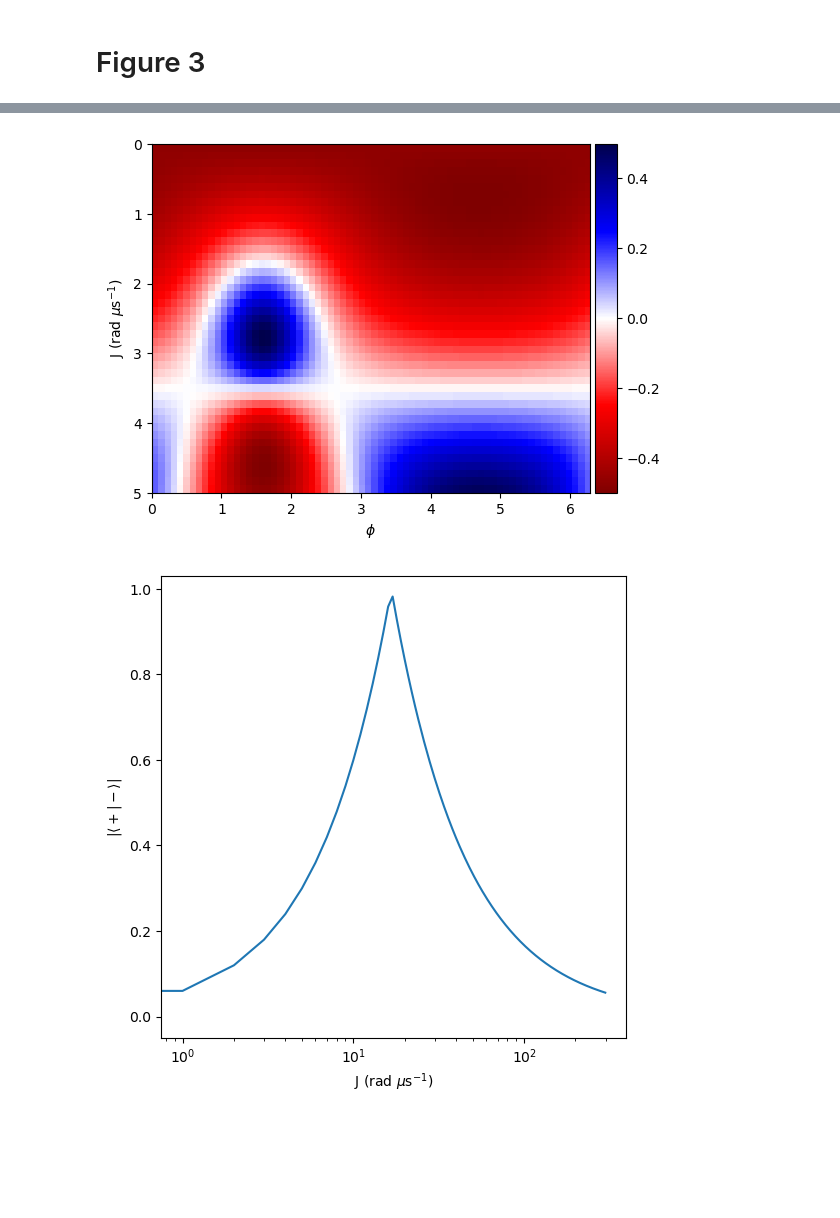
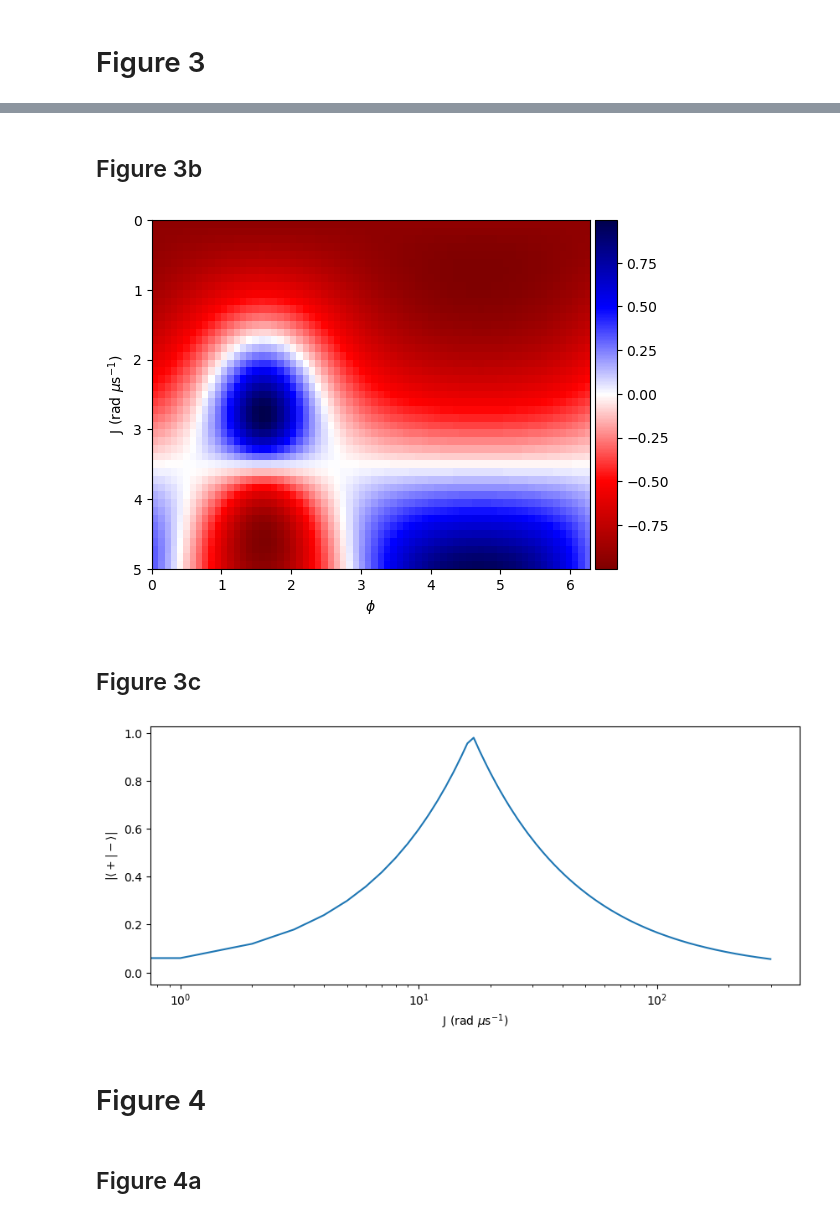
Before and after one commit to archen2019/ece456, a Jupyter notebook: sim.ipynb, the cells around one changed output, grey strips where cells are left out. Cells and saved outputs as stored; diff of their text form; code cells hidden in the pictures; blank space fills up the shorter version.

```diff
--- a/sim.ipynb
+++ b/sim.ipynb
@@ -85,0 +142,29 @@ plt.colorbar()
+# %%
+J_list = [1, 3]
+t_list = np.linspace(0, 2, num=101)
+t_grid, J_grid = np.meshgrid(t_list, J_list)
+Pg_grid = np.zeros(J_grid.shape)
+Pe_grid = np.zeros(J_grid.shape)
+Pf_grid = np.zeros(J_grid.shape)
+Pn_grid = np.zeros(J_grid.shape)
+
+psi0 = basis(3, 2)
+
+for J_idx, J in enumerate(J_list):
+    H = J * Qobj([[0,0,0],[0,0,1],[0,1,0]]) + Delta / 2 * Qobj([[0,0,0],[0,1,0],[0,0,-1]])
+
+    result = mesolve(
+        H,
+        psi0,
+        t_list,
+        c_ops=[
+            np.sqrt(gamma_e)*Qobj([[0,1,0],[0,0,0],[0,0,0]]),
+            np.sqrt(gamma_f)*Qobj([[0,0,0],[0,0,1],[0,0,0]])
+        ],
+        e_ops=[],
+    )
+
+    Pg_grid[J_idx,:] = expect(Qobj([[1,0,0],[0,0,0],[0,0,0]]), result.states)
+    Pe_grid[J_idx,:] = expect(Qobj([[0,0,0],[0,1,0],[0,0,0]]), result.states)
+    Pf_grid[J_idx,:] = expect(Qobj([[0,0,0],[0,0,0],[0,0,1]]), result.states)
+    Pn_grid[J_idx,:] = expect(Qobj([[0,0,0],[0,1,0],[0,0,1]]), result.states)
@@ -85,0 +203,7 @@ plt.colorbar()
+# %%
+# constants
+gamma_e = 6.7  # occupation-number loss rate to |g>
+gamma_f = 0.25  # decay rate to |e>
+gamma = gamma_e - gamma_f
+Delta = 0  # detuning
+Jt = 0.4 * gamma
@@ -106,6 +297,6 @@ for J_idx, J in enumerate(J_list):
         # effective Hamiltonian
         H_eff = J * sigmax() + (Delta - 1j * gamma_e / 2) * Qobj([[1, 0], [0, 0]])
 
-        out = mesolve(H_eff, psi0, t_list, e_ops=[sigmap() * sigmam()])
+        out = mesolve(H_eff, psi0, t_list, e_ops=[sigmaz()])
         dPfn_grid[J_idx, theta_idx] = (1 - out.expect[0][0]) - (1 - out.expect[0][-1])
 # %%
@@ -123,3 +312,5 @@ ax.set_ylabel(r'J (rad $\mu\mathrm{s}^{-1}$)');
+# %% [markdown]
+## Figure 3b
 # %%
 # constants
 gamma_e = 6.7  # occupation-number loss rate to |g>
@@ -141,20 +332,20 @@ for J_idx, J in enumerate(J_list):
         # effective Hamiltonian
         H_eff = J * sigmax() + (Delta - 1j * gamma_e / 2) * Qobj([[1, 0], [0, 0]])
 
-        out = mesolve(H_eff, psi0, t_list, e_ops=[sigmap() * sigmam()])
+        out = mesolve(H_eff, psi0, t_list, e_ops=[sigmaz()])
         dPfn_grid[J_idx, phi_idx] = (1 - out.expect[0][0]) - (1 - out.expect[0][-1])
 # %%
-### Figure 3b ###
-
 fig, ax = plt.subplots(figsize=(6,6))
-im = ax.imshow(dPfn_grid, cmap='seismic_r', interpolation='nearest', aspect='equal', extent=[phi_list[0], phi_list[-1], J_list[-1], J_list[0]])
+im = ax.imshow(dPfn_grid, cmap='seismic_r', interpolation='nearest', extent=[phi_list[0], phi_list[-1], J_list[-1], J_list[0]])
 divider = make_axes_locatable(ax)
 cax = divider.append_axes("right", size="5%", pad=0.05)
 fig.colorbar(im, cax=cax)
 ax.set_xlabel(r'$\phi$')
 ax.set_ylabel(r'J (rad $\mu\mathrm{s}^{-1}$)');
 # %% [output]
-[figure, old version]
+[figure, new version]
+# %% [markdown]
+## Figure 3c
 # %%
 # constants
 gamma_e = 6.7  # occupation-number loss rate to |g>
@@ -171,11 +362,14 @@ for J_idx, J in enumerate(J_list):
     _, (psi_m, psi_p) = H_eff.eigenstates()
     overlap_list[J_idx] = np.abs(psi_p.overlap(psi_m))
 # %%
-### Figure 3c ###
+fig, ax = plt.subplots(figsize=(10,4))
+ax.semilogx(overlap_list)
 
-fig, ax = plt.subplots(figsize=(6,6))
-ax.semilogx(overlap_list)
 ax.set_xlabel(r'J (rad $\mu\mathrm{s}^{-1}$)')
 ax.set_ylabel(r'$| \langle + | - \rangle |$');
 # %% [output]
-[figure, old version]
+[figure, new version]
+# %% [markdown]
+# Figure 4
+# %% [markdown]
+## Figure 4a
```
Also changed, not shown: parts of 39 cells of this notebook, 1 other file.
